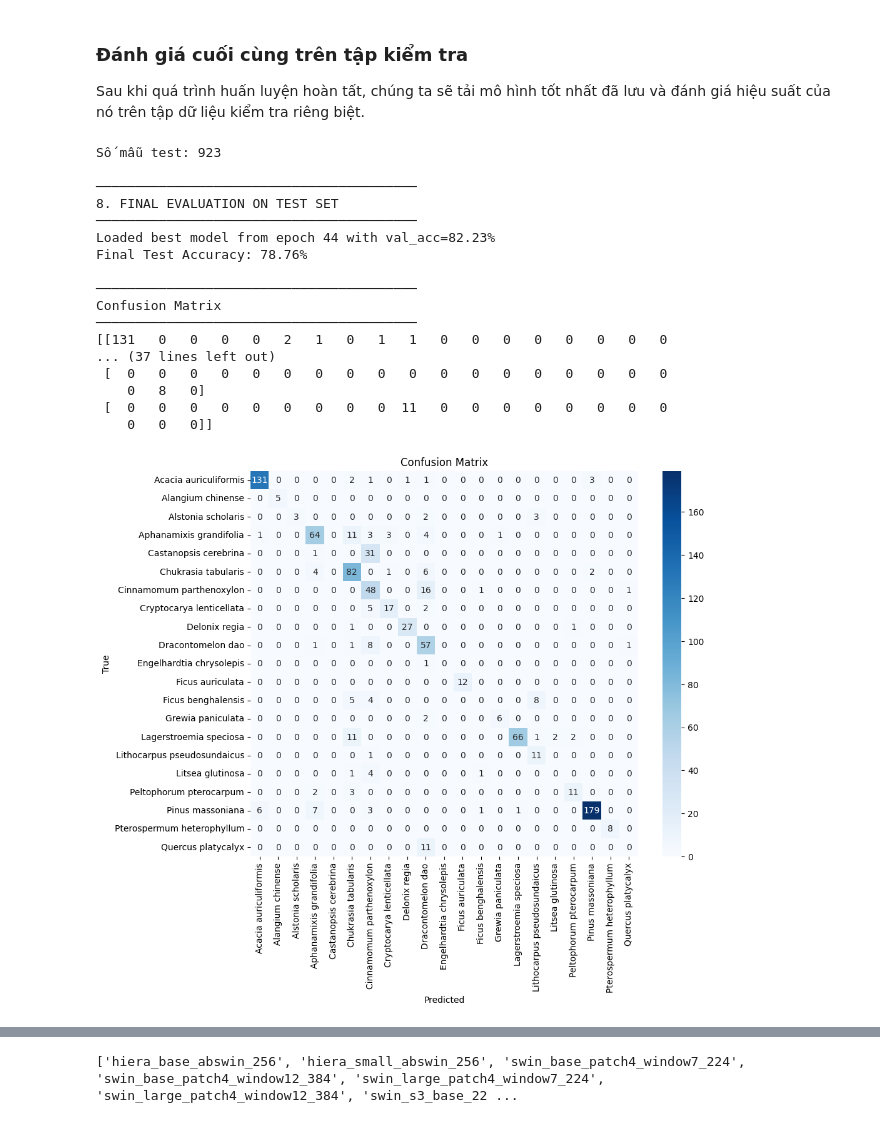
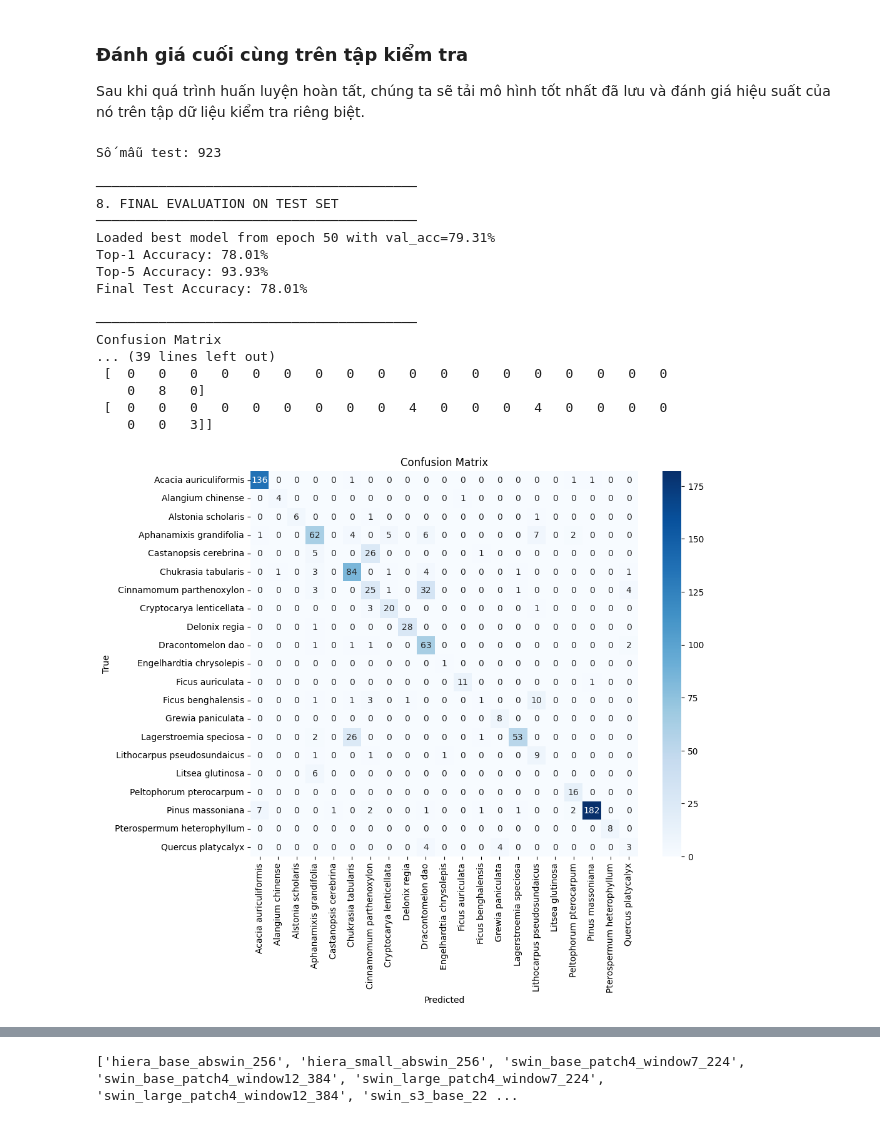
Before and after one commit to pietroduke/GeoIdTree, a Jupyter notebook: Normal_Full_EfficientNetB4_24082024.ipynb, the cells around one changed output, grey strips where cells are left out. Saved outputs shown, nothing was run; the diff lists cells and outputs as text; code cells hidden in the pictures.

```diff
--- a/Normal_Full_EfficientNetB4_24082024.ipynb
+++ b/Normal_Full_EfficientNetB4_24082024.ipynb
@@ -484,16 +484,16 @@ class FocalLoss(nn.Module):
 # %%
 class ModelCoral(nn.Module):
     """
-    efficientnet_b4 backbone + classifier head.
+    swin_s3_tiny_224 backbone + classifier head.
     forward() trả về (logits) để tính Focal loss.
     """
     def __init__(self, num_classes: int, pretrained: bool = True):
         super().__init__()
-        # Load efficientnet_b4 from timm, removing the default classifier head
-        self.base_model = timm.create_model('efficientnet_b4', pretrained=pretrained, num_classes=0)
+        # Load swin_s3_tiny_224 from timm, removing the default classifier head
+        self.base_model = timm.create_model('swin_s3_tiny_224', pretrained=pretrained, num_classes=0)
 
         # The num_features attribute from timm model will give the size after global pooling
-        # For efficientnet_b4, this is 1024
+        # For swin_s3_tiny_224, this is 1024
         model_output_features = self.base_model.num_features
 
         # Bottleneck nhỏ để giảm chiều trước CORAL
@@ -783,7 +759,7 @@ print("────────────────────────
 model_test = ModelCoral(num_classes=NUM_CLASSES).to(DEVICE)
 
 # Load the best model
-best_model_path = "/content/drive/MyDrive/cvbmc/model_chkpoint/1804/NONE_VNUF154_21species_best_efficientnet_b4.pth"
+best_model_path = "/content/drive/MyDrive/cvbmc/model_chkpoint/1804/NONE_VNUF154_21species_best_swin_s3_tiny_224.pth"
 checkpoint = torch.load(best_model_path, map_location=DEVICE)
 model_test.load_state_dict(checkpoint["model"])
 print(f"Loaded best model from epoch {checkpoint['epoch']} with val_acc={checkpoint['val_acc']*100:.2f}%")
@@ -799,25 +775,50 @@ def evaluate_and_predict(model_to_eval, loader: DataLoader):
     model_to_eval.eval()
     all_preds = []
     all_labels = []
-    correct = n = 0
+    all_logits = []
+
+    correct_top1 = 0
+    correct_top5 = 0
+    n = 0
+
     for imgs, labels in loader:
         imgs, labels = imgs.to(DEVICE), labels.to(DEVICE)
         logits = model_to_eval(imgs)
-        predictions = logits.argmax(1)
 
-        correct += (predictions == labels).sum().item()
-        n       += imgs.size(0)
+        # Top-1
+        preds = logits.argmax(1)
+        correct_top1 += (preds == labels).sum().item()
 
-        all_preds.extend(predictions.cpu().numpy())
+        # Top-5
+        top5 = logits.topk(5, dim=1).indices  # shape: (batch_size, 5)
+        correct_top5 += (top5 == labels.unsqueeze(1)).any(dim=1).sum().item()
+
+        n += imgs.size(0)
+
+        all_preds.extend(preds.cpu().numpy())
         all_labels.extend(labels.cpu().numpy())
+        all_logits.append(logits.cpu().numpy())
 
-    return {"acc": correct / n, "predictions": all_preds, "labels": all_labels}
-
+    return {
+        "acc_top1": correct_top1 / n,
+        "acc_top5": correct_top5 / n,
+        "predictions": all_preds,
+        "labels": all_labels,
+        "logits": np.concatenate(all_logits)
+    }
 
 test_results = evaluate_and_predict(model_test, test_loader)
-test_acc = test_results["acc"]
+test_acc_top1 = test_results["acc_top1"]
+test_acc_top5 = test_results["acc_top5"]
+
+print(f"Top-1 Accuracy: {test_acc_top1*100:.2f}%")
+print(f"Top-5 Accuracy: {test_acc_top5*100:.2f}%")
+
+test_acc_top1 = test_results["acc_top1"]
+test_acc_top5 = test_results["acc_top5"]
 all_preds = test_results["predictions"]
 all_labels = test_results["labels"]
+all_logits = test_results["logits"]
 
 print(f"Final Test Accuracy: {test_acc*100:.2f}%")
 
@@ -827,41 +828,41 @@ print("Confusion Matrix")
 print("─────────────────────────────────────────")
 cm = confusion_matrix(all_labels, all_preds)
 print(cm)
 
 # Visualize Confusion Matrix
 plt.figure(figsize=(10, 8))
 sns.heatmap(cm, annot=True, fmt='d', cmap='Blues',
             xticklabels=test_dataset.classes, yticklabels=test_dataset.classes)
 plt.xlabel('Predicted')
 plt.ylabel('True')
 plt.title('Confusion Matrix')
 plt.show()
 
 # Generate Classification Report
 print("\n─────────────────────────────────────────")
 print("Classification Report")
 print("─────────────────────────────────────────")
 report = classification_report(all_labels, all_preds, target_names=test_dataset.classes, digits=4)
 print(report)
 # %% [output]
 Số mẫu test: 923
 
 ─────────────────────────────────────────
 8. FINAL EVALUATION ON TEST SET
 ─────────────────────────────────────────
-Loaded best model from epoch 44 with val_acc=82.23%
-Final Test Accuracy: 78.76%
+Loaded best model from epoch 50 with val_acc=79.31%
+Top-1 Accuracy: 78.01%
+Top-5 Accuracy: 93.93%
+Final Test Accuracy: 78.01%
 
 ─────────────────────────────────────────
 Confusion Matrix
-─────────────────────────────────────────
-[[131   0   0   0   0   2   1   0   1   1   0   0   0   0   0   0   0   0
-... (37 lines left out)
+... (39 lines left out)
  [  0   0   0   0   0   0   0   0   0   0   0   0   0   0   0   0   0   0
     0   8   0]
- [  0   0   0   0   0   0   0   0   0  11   0   0   0   0   0   0   0   0
-    0   0   0]]
+ [  0   0   0   0   0   0   0   0   0   4   0   0   0   4   0   0   0   0
+    0   0   3]]
-[figure, old version]
+[figure, new version]
 ─────────────────────────────────────────
 Classification Report
 ─────────────────────────────────────────
```
Also changed, not shown: parts of 7 cells of this notebook.
